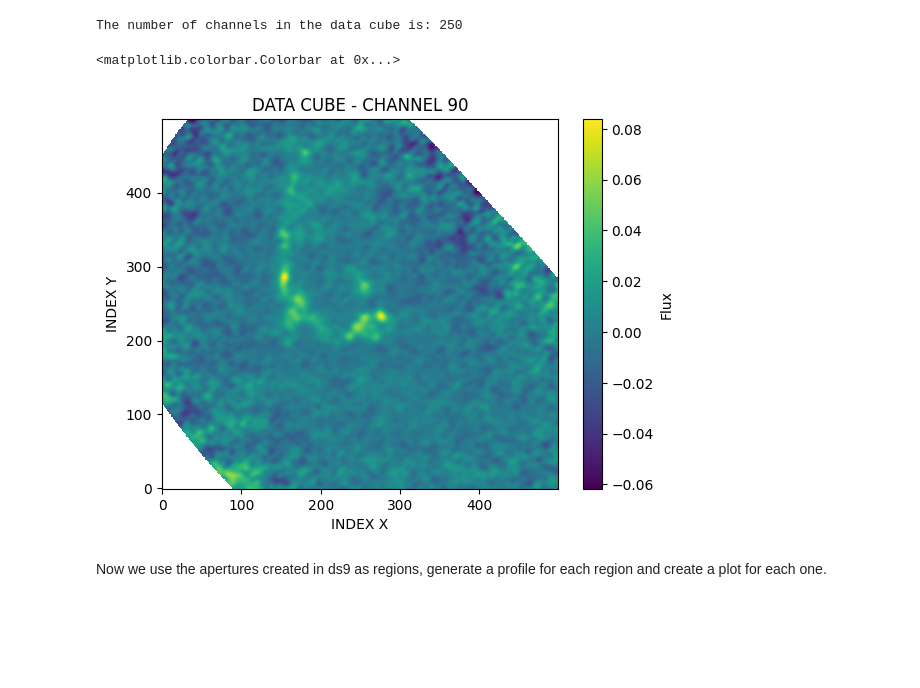
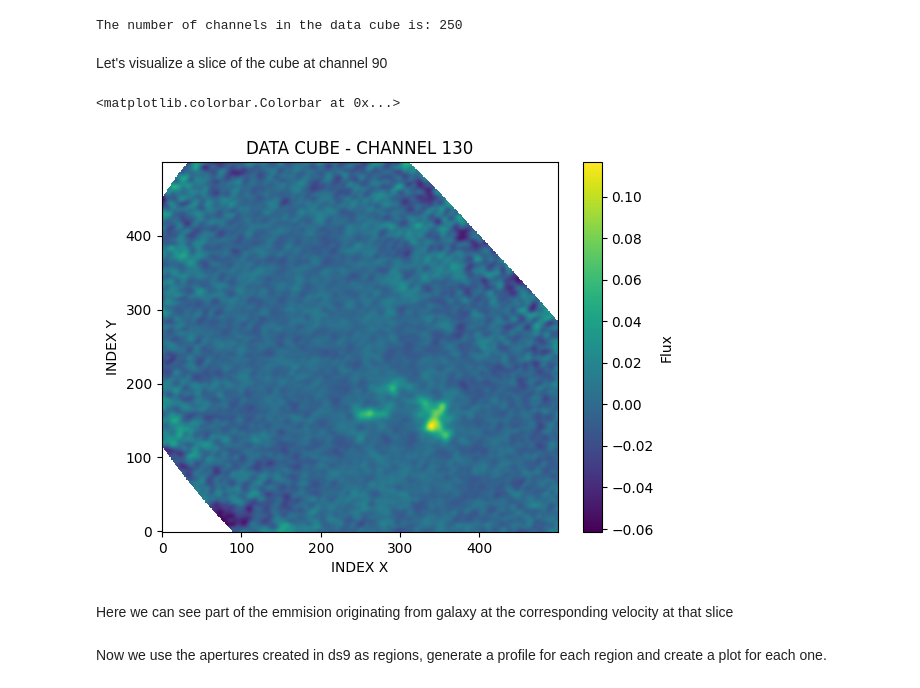
Before and after one commit to danielvijill/nrao-nine-2024, a Jupyter notebook: NGC5258_tutorial.ipynb, the cells around one changed output. Drawn from its saved outputs; the diff is of its cells as text; code cells hidden in the pictures; blank space fills up the shorter version.

```diff
--- a/NGC5258_tutorial.ipynb
+++ b/NGC5258_tutorial.ipynb
@@ -322,20 +326,24 @@ We can visualize data cube channels by just changing the `channel index` paramet
 print('The number of channels in the data cube is: ' + str(n_channels))
 # %% [output]
 The number of channels in the data cube is: 250
+# %% [markdown]
+Let's visualize a slice of the cube at channel 90
 # %%
-channel_index = 90
+channel_index = 130
 plt.imshow(cube_data[channel_index], origin='lower', cmap='viridis', aspect='auto')
 
 #set labels
 plt.xlabel('INDEX X')
 plt.ylabel('INDEX Y')
 plt.title(f'DATA CUBE - CHANNEL {channel_index}')
 
 #show the figure of cube
 plt.colorbar(label='Flux')
 # %% [output]
 <matplotlib.colorbar.Colorbar at 0x...>
-[figure, old version]
+[figure, new version]
+# %% [markdown]
+Here we can see part of the emmision originating from galaxy at the corresponding velocity at that slice
 # %% [markdown]
 Now we use the apertures created in ds9 as regions, generate a profile for each region and create a plot for each one.
 # %%
```
Also changed, not shown: parts of 7 cells of this notebook.
